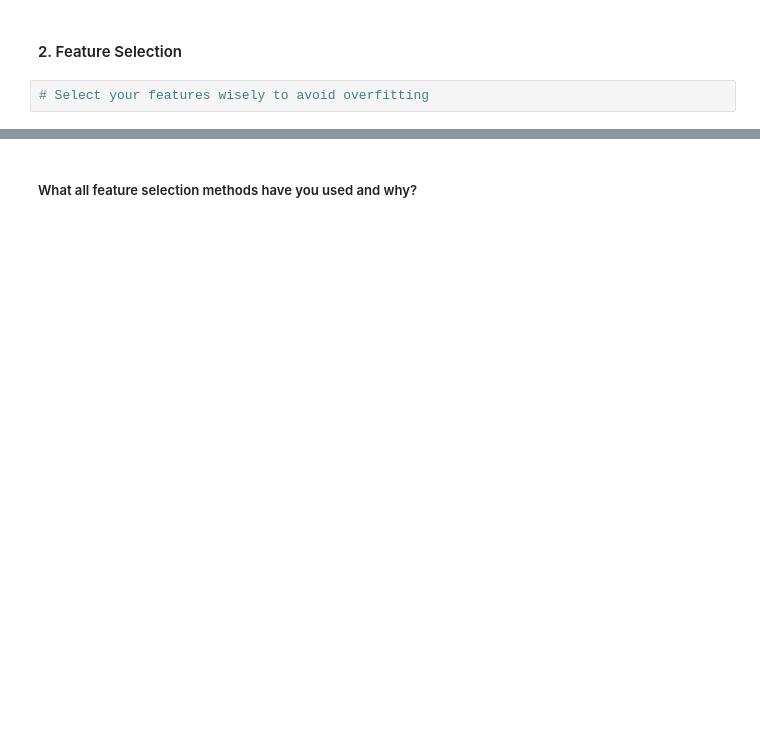
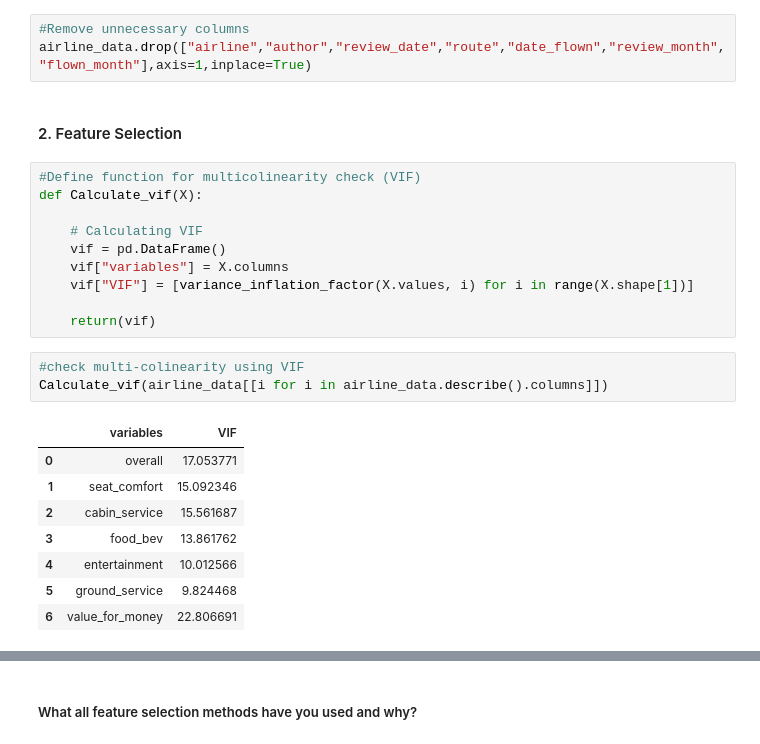
Before and after one commit to rashmi0852/Airline_Passenger_Refferal_Prediction, a Jupyter notebook: Airline_Referal.ipynb, the cells around one changed output, grey strips where cells are left out. Saved outputs shown, nothing was run; the diff lists cells and outputs as text; blank space fills up the shorter version.

```diff
--- a/Airline_Referal.ipynb
+++ b/Airline_Referal.ipynb
@@ -1532,4 +1517,27 @@ Answer Here.
+# %%
+#Remove unnecessary columns
+airline_data.drop(["airline","author","review_date","route","date_flown","review_month","flown_month"],axis=1,inplace=True)
 # %% [markdown]
 #### 2. Feature Selection
-# %%
-# Select your features wisely to avoid overfitting
+# %%
+#Define function for multicolinearity check (VIF)
+def Calculate_vif(X):
+
+    # Calculating VIF
+    vif = pd.DataFrame()
+    vif["variables"] = X.columns
+    vif["VIF"] = [variance_inflation_factor(X.values, i) for i in range(X.shape[1])]
+
+    return(vif)
+# %%
+#check multi-colinearity using VIF
+Calculate_vif(airline_data[[i for i in airline_data.describe().columns]])
+# %% [output]
+|  | variables | VIF |
+| 0 | overall | 17.053771 |
+| 1 | seat_comfort | 15.092346 |
+| 2 | cabin_service | 15.561687 |
+| 3 | food_bev | 13.861762 |
+| 4 | entertainment | 10.012566 |
+| 5 | ground_service | 9.824468 |
+| 6 | value_for_money | 22.806691 |
```
Also changed, not shown: parts of 101 cells of this notebook.
